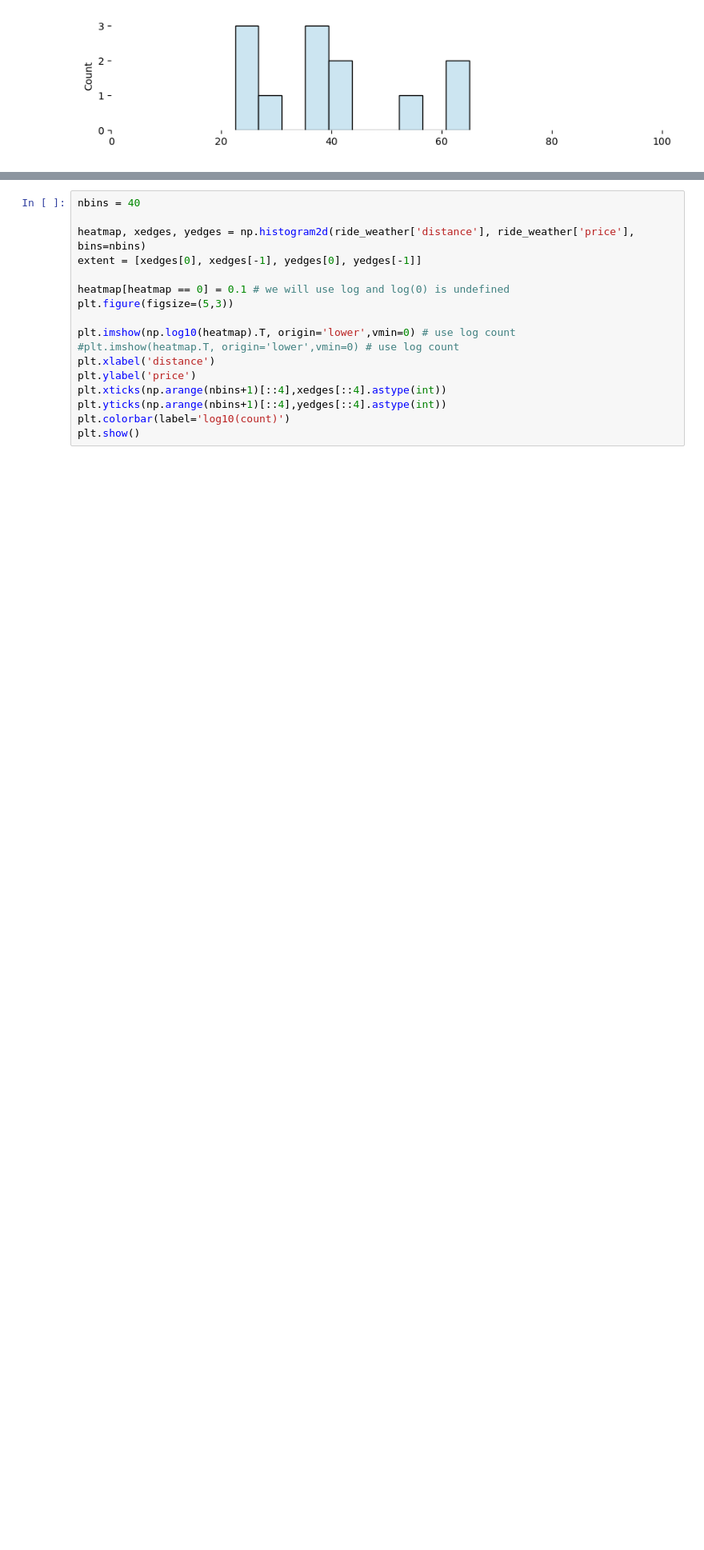
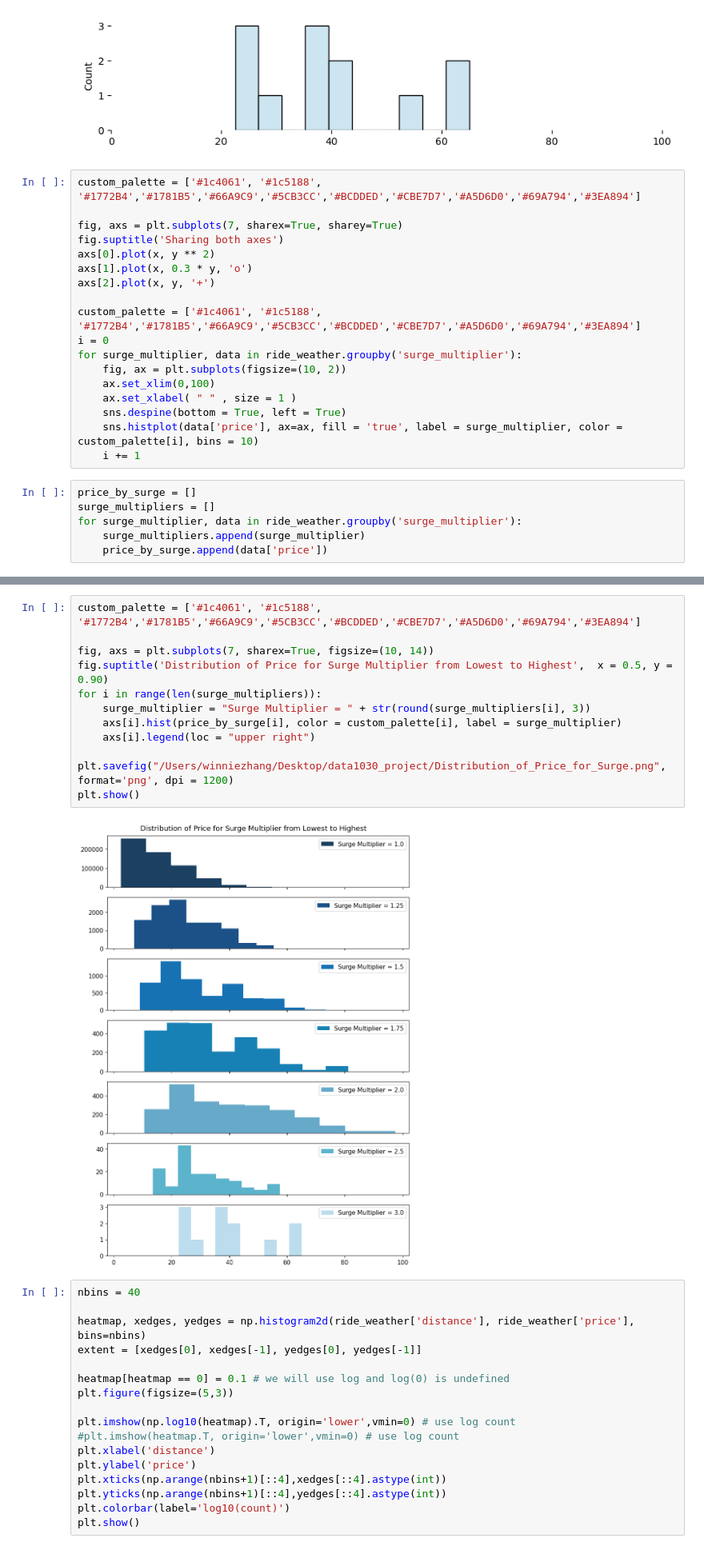
Before and after one commit to WWWW0203/data1030Project, a Jupyter notebook: DATA1030midtermproject.ipynb, the cells around one changed output, grey strips where cells are left out. Shown at 80% size. Saved outputs shown, nothing was run; the diff lists cells and outputs as text; blank space fills up the shorter version.

```diff
--- a/DATA1030midtermproject.ipynb
+++ b/DATA1030midtermproject.ipynb
@@ -516,3 +532,27 @@ for surge_multiplier, data in ride_weather.groupby('surge_multiplier'):
 [figure]
 [figure]
 [figure]
+# %%
+custom_palette = ['#1c4061', '#1c5188', '#1772B4','#1781B5','#66A9C9','#5CB3CC','#BCDDED','#CBE7D7','#A5D6D0','#69A794','#3EA894']
+
+fig, axs = plt.subplots(7, sharex=True, sharey=True)
+fig.suptitle('Sharing both axes')
+axs[0].plot(x, y ** 2)
+axs[1].plot(x, 0.3 * y, 'o')
+axs[2].plot(x, y, '+')
+
+custom_palette = ['#1c4061', '#1c5188', '#1772B4','#1781B5','#66A9C9','#5CB3CC','#BCDDED','#CBE7D7','#A5D6D0','#69A794','#3EA894']
+i = 0
+for surge_multiplier, data in ride_weather.groupby('surge_multiplier'):
+    fig, ax = plt.subplots(figsize=(10, 2))
+    ax.set_xlim(0,100)
+    ax.set_xlabel( " " , size = 1 )
+    sns.despine(bottom = True, left = True)
+    sns.histplot(data['price'], ax=ax, fill = 'true', label = surge_multiplier, color = custom_palette[i], bins = 10)
+    i += 1
+# %%
+price_by_surge = []
+surge_multipliers = []
+for surge_multiplier, data in ride_weather.groupby('surge_multiplier'):
+    surge_multipliers.append(surge_multiplier)
+    price_by_surge.append(data['price'])
@@ -519,3 +563,17 @@ for surge_multiplier, data in ride_weather.groupby('surge_multiplier'):
+# %%
+custom_palette = ['#1c4061', '#1c5188', '#1772B4','#1781B5','#66A9C9','#5CB3CC','#BCDDED','#CBE7D7','#A5D6D0','#69A794','#3EA894']
+
+fig, axs = plt.subplots(7, sharex=True, figsize=(10, 14))
+fig.suptitle('Distribution of Price for Surge Multiplier from Lowest to Highest',  x = 0.5, y = 0.90)
+for i in range(len(surge_multipliers)):
+    surge_multiplier = "Surge Multiplier = " + str(round(surge_multipliers[i], 3))
+    axs[i].hist(price_by_surge[i], color = custom_palette[i], label = surge_multiplier)
+    axs[i].legend(loc = "upper right")
+
+plt.savefig("/Users/winniezhang/Desktop/data1030_project/Distribution_of_Price_for_Surge.png", format='png', dpi = 1200)
+plt.show()
+# %% [output]
+[figure, added]
 # %%
 nbins = 40
 
```
Also changed, not shown: parts of 55 cells of this notebook.
